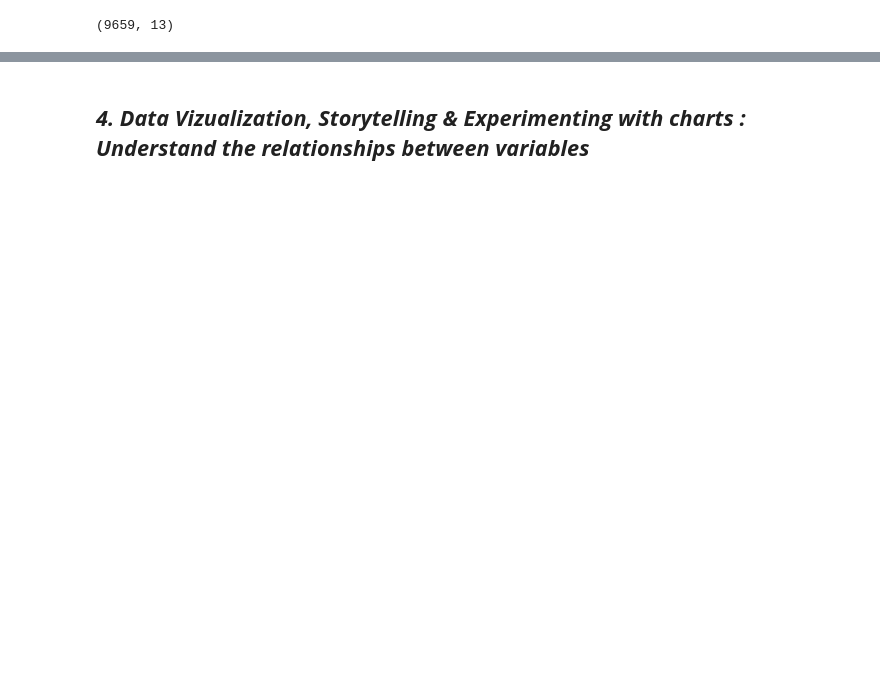
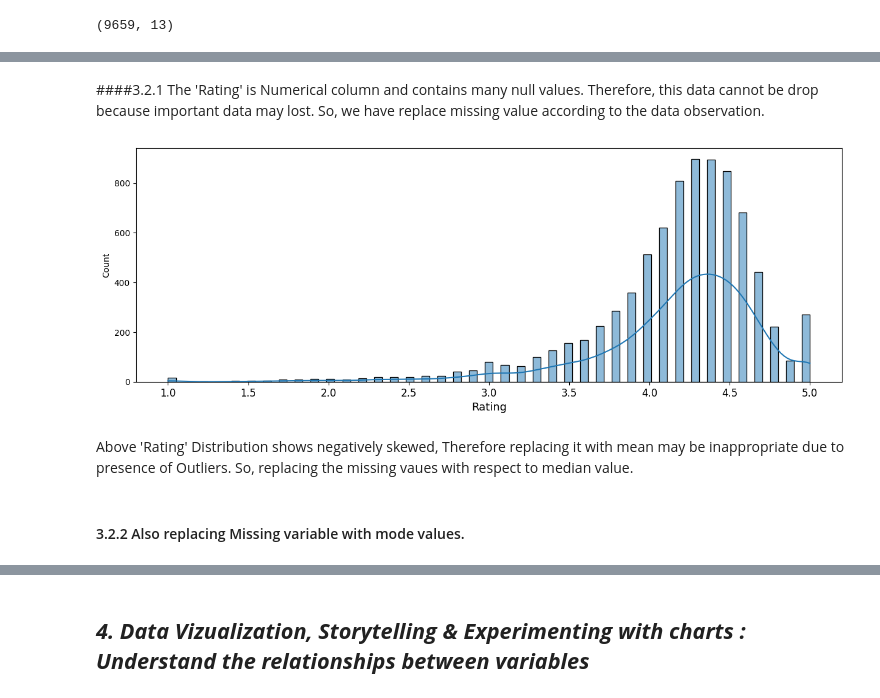
Before and after one commit to Mr-Himanshu123/Playstore-review-Analysis-EDA, a Jupyter notebook: Copy_of_Sample_EDA_Submission_Template.ipynb, the cells around one changed output, grey strips where cells are left out. Saved outputs shown, nothing was run; the diff lists cells and outputs as text; code cells hidden in the pictures; blank space fills up the shorter version.

```diff
--- a/Copy_of_Sample_EDA_Submission_Template.ipynb
+++ b/Copy_of_Sample_EDA_Submission_Template.ipynb
@@ -340,6 +373,21 @@ playstore_df.shape
+# %% [markdown]
+####3.2.1 The 'Rating' is Numerical column and contains many null values. Therefore, this data cannot be drop because important data may lost. So, we have replace missing value according to the data observation.
+# %%
+#Understanding 'Rating' column with respect to distplot Distribution
+fig, ax = plt.subplots(figsize=(15,5))
+sns.histplot(playstore_df['Rating'],kde=True)
+ax.set_xlabel('Rating', fontsize=13)
+plt.tick_params(axis='x', which='major', labelsize=12)
+ax.yaxis.tick_left()
+# %% [output]
+[figure, added]
+# %% [markdown]
+Above 'Rating' Distribution shows negatively skewed, Therefore replacing it with mean may be inappropriate due to presence of Outliers. So, replacing the missing vaues with respect to median value.
 # %%
 # Manipulating 'Rating' column null values to median values
 playstore_df=playstore_df.fillna(playstore_df.median())
+# %% [markdown]
+#### 3.2.2 Also replacing Missing variable with mode values.
 # %%
 #Also Updating the Null value of 'Android Ver', 'Current Ver','Content Rating' and 'Type' Column with mode values
 playstore_df['Android Ver'].fillna(playstore_df['Android Ver'].mode()[0],inplace=True)
```
Also changed, not shown: parts of 62 cells of this notebook.
